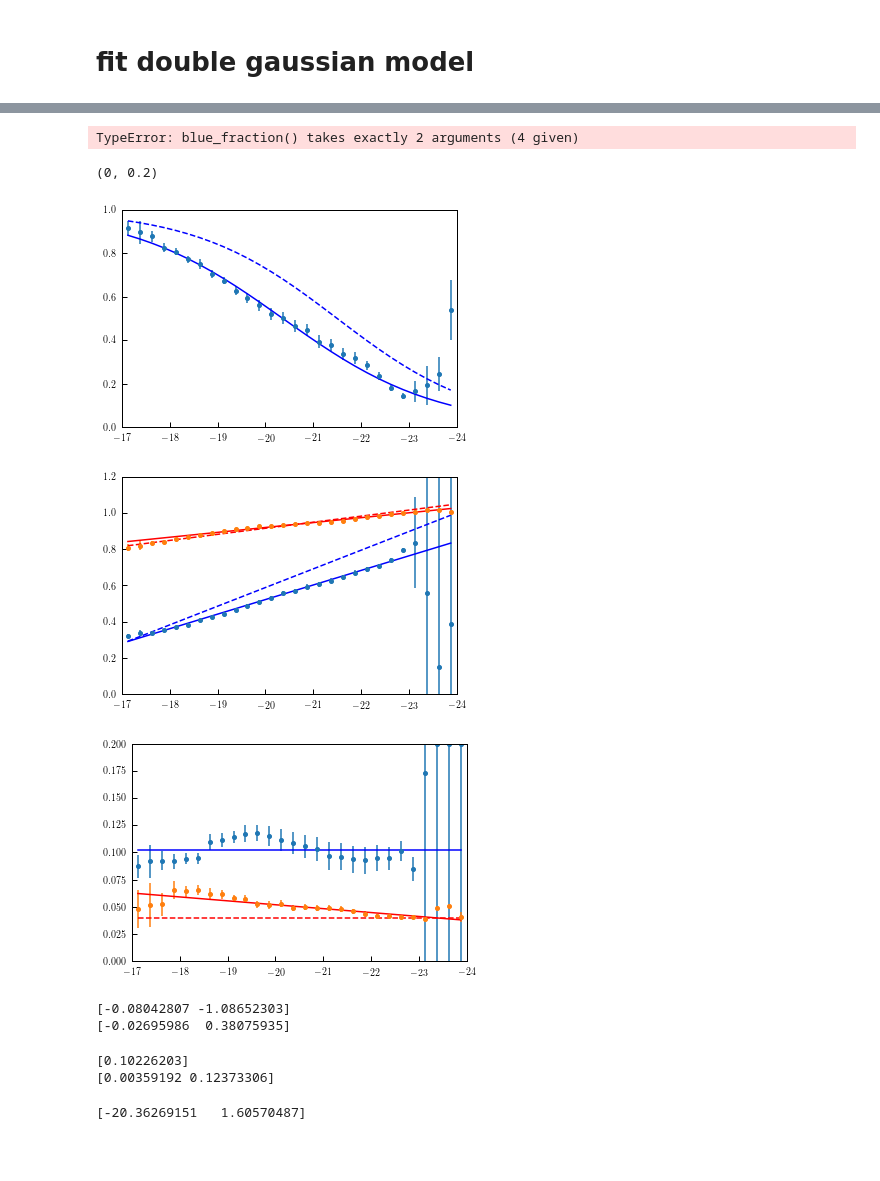
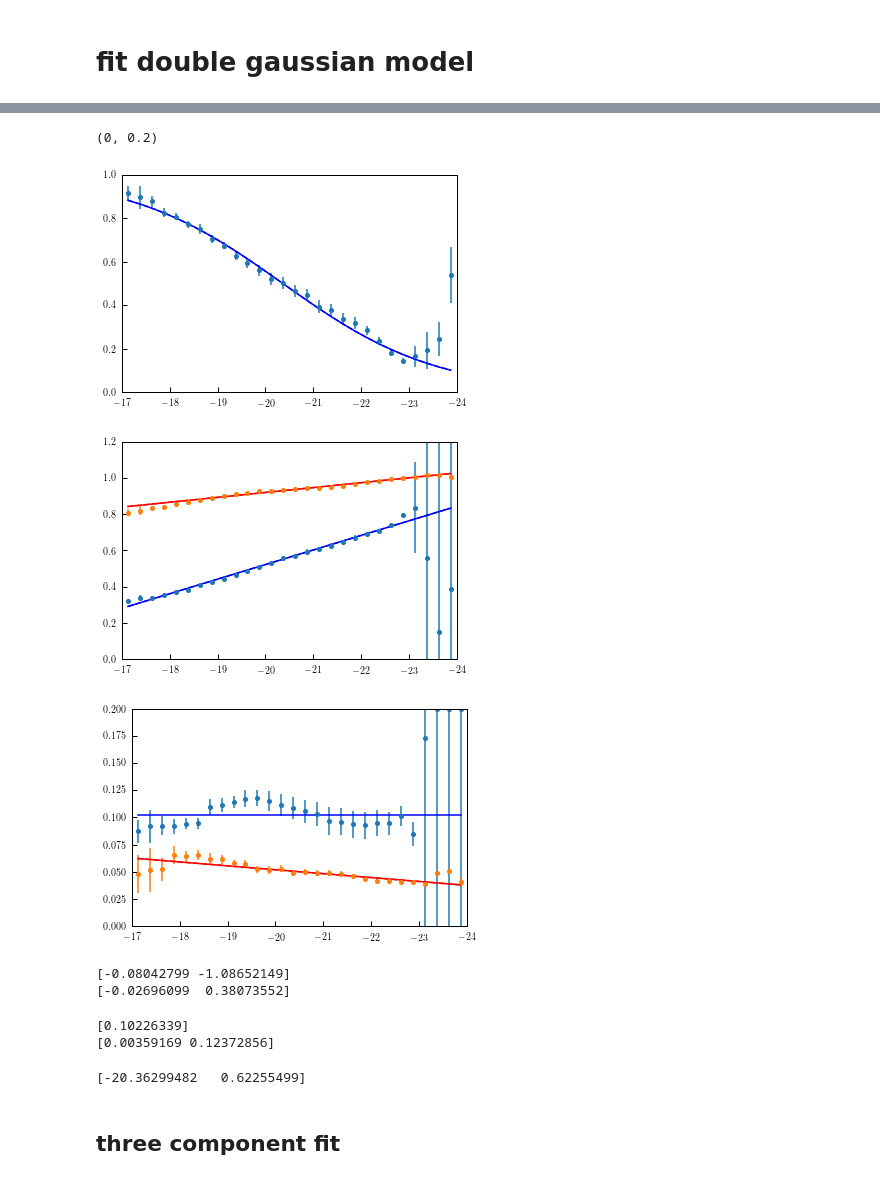
Before and after one commit to duncandc/galaxy_shapes, a Jupyter notebook: sdss_measurements/notebooks/galaxy_color.ipynb, the cells around one changed output, grey strips where cells are left out. Saved outputs shown, nothing was run; the diff lists cells and outputs as text; code cells hidden in the pictures; blank space fills up the shorter version.

```diff
--- a/sdss_measurements/notebooks/galaxy_color.ipynb
+++ b/sdss_measurements/notebooks/galaxy_color.ipynb
@@ -51,6 +51,6 @@ for i in range(0,28):
     y0 = t['frequency']
     y0_err = t['err']
     ax.errorbar(x0,y0,y0_err,fmt='o', ms=4, color='black')
-
+ax.set_xlim([0,1.2])
 plt.show()
 # %% [output]
@@ -184,5 +184,7 @@ ax.legend([p1, l1],['SDSS','total model'], frameon=False)
 #ax.set_yscale('log')
 #ax.set_ylim([0.01,5])
 
-fig.savefig('./figures/color_dist_fit_2.pdf',dpi=250)
+ax.set_xlim([0.0,1.2])
+
+#fig.savefig('./figures/color_dist_fit_2.pdf',dpi=250)
 # %% [output]
@@ -229,6 +232,13 @@ ax.set_ylim([-2,2])
 # %%
 theta0 = [-21.5, 1.5]
-theta_f = curve_fit(blue_fraction, mag_bin_centers, fs, p0=theta0, sigma=ferrs)[0]
+def sigmoid(x, x0=-20.36299482, k=0.62255499, ymin=0, ymax=1):
+    """
+    sigmoid function
+    """
+    height_diff = ymax-ymin
+    return ymin + height_diff/(1 + np.exp(-k*(x-x0)))
+
+theta_f = curve_fit(sigmoid, mag_bin_centers, fs, p0=theta0, sigma=ferrs)[0]
 
 theta0 = [-0.10301, -1.37177]
 def linear_model(x, m, b):
@@ -249,53 +259,53 @@ theta0 = [-0.1,0.1]
 def linear_model(x, m, b):
     return m*x + b
 theta_s2 = curve_fit(linear_model, mag_bin_centers, s2s, p0=theta0, sigma=s2errs)[0]
-# %% [output]
-TypeError: blue_fraction() takes exactly 2 arguments (4 given)
 # %%
 plt.figure()
-plt.plot(mag_bin_centers, blue_fraction(mag_bin_centers), '--', color='blue')
-plt.plot(mag_bin_centers, blue_fraction(mag_bin_centers, *theta_f), color='blue')
+plt.plot(mag_bin_centers, sigmoid(mag_bin_centers), '--', color='blue')
+plt.plot(mag_bin_centers, sigmoid(mag_bin_centers, *theta_f), color='blue')
 plt.errorbar(mag_bin_centers, fs,ferrs, fmt='o', ms=4)
 plt.xlim([-17,-24])
 plt.ylim([0,1])
 
 plt.figure()
 plt.plot(mag_bin_centers, color_model.lt_mean_color(mag_bin_centers), '--', color='blue')
 plt.plot(mag_bin_centers, linear_model(mag_bin_centers, *theta_m1), '-', color='blue')
 plt.errorbar(mag_bin_centers, m1s, m1errs, fmt='o', ms=4)
 plt.plot(mag_bin_centers, color_model.et_mean_color(mag_bin_centers), '--', color='red')
 plt.plot(mag_bin_centers, linear_model(mag_bin_centers, *theta_m2), '-', color='red')
 plt.errorbar(mag_bin_centers, m2s, m2errs, fmt='o', ms=4)
 plt.xlim([-17,-24])
 plt.ylim([0,1.2])
 
 plt.figure()
 plt.plot(mag_bin_centers, color_model.lt_scatter_color(mag_bin_centers),' --', color='blue')
 plt.plot(mag_bin_centers, const_model(mag_bin_centers, *theta_s1), '-', color='blue')
 plt.errorbar(mag_bin_centers, s1s, s1errs, fmt='o', ms=4)
 plt.plot(mag_bin_centers, color_model.et_scatter_color(mag_bin_centers), '--', color='red')
 plt.plot(mag_bin_centers, linear_model(mag_bin_centers, *theta_s2), '-', color='red')
 plt.errorbar(mag_bin_centers, s2s, s2errs, fmt='o', ms=4)
 plt.xlim([-17,-24])
 plt.ylim([0,0.2])
 # %% [output]
 (0, 0.2)
-[figure, old version]
+[figure, new version]
-[figure, old version]
+[figure, new version]
-[figure, old version]
+[figure, new version]
 # %%
 print(theta_m1)
 print(theta_m2)
 # %% [output]
-[-0.08042807 -1.08652303]
-[-0.02695986  0.38075935]
+[-0.08042799 -1.08652149]
+[-0.02696099  0.38073552]
 # %%
 print(theta_s1)
 print(theta_s2)
 # %% [output]
-[0.10226203]
-[0.00359192 0.12373306]
+[0.10226339]
+[0.00359169 0.12372856]
 # %%
 print(theta_f)
 # %% [output]
-[-20.36269151   1.60570487]
+[-20.36299482   0.62255499]
+# %% [markdown]
+## three component fit
```
Also changed, not shown: parts of 7 cells of this notebook, 4 other files.
